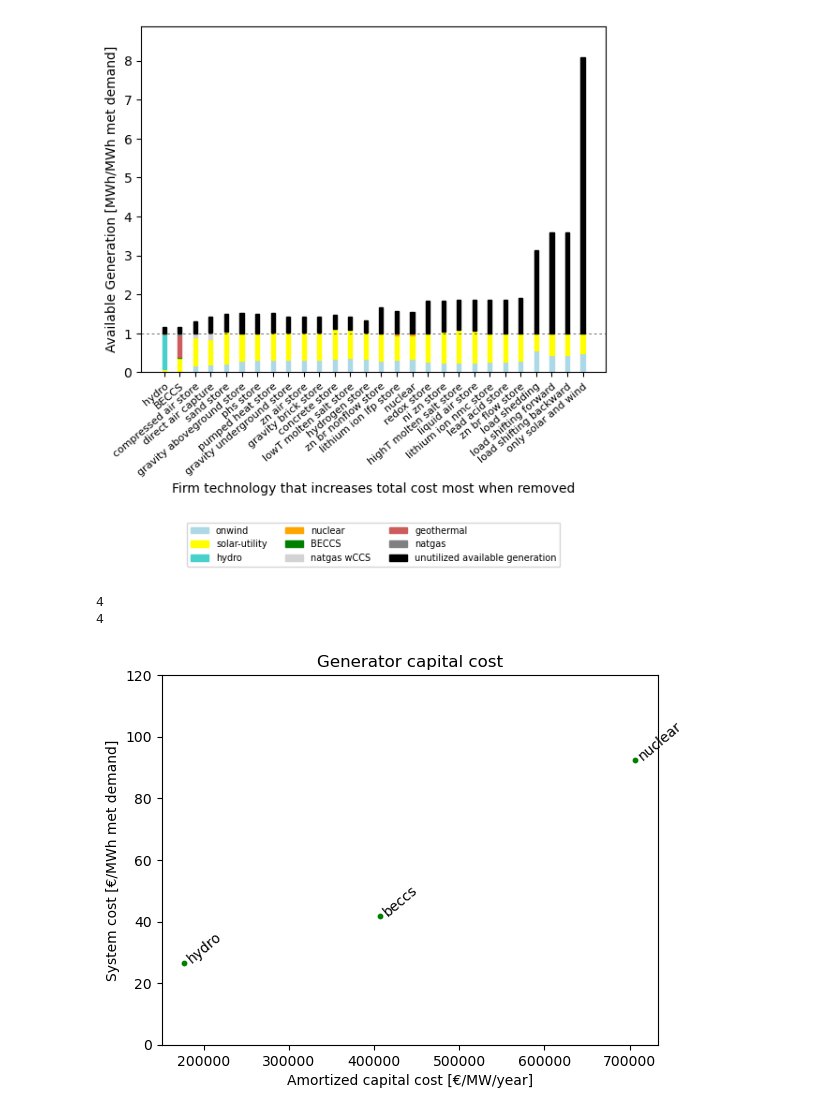
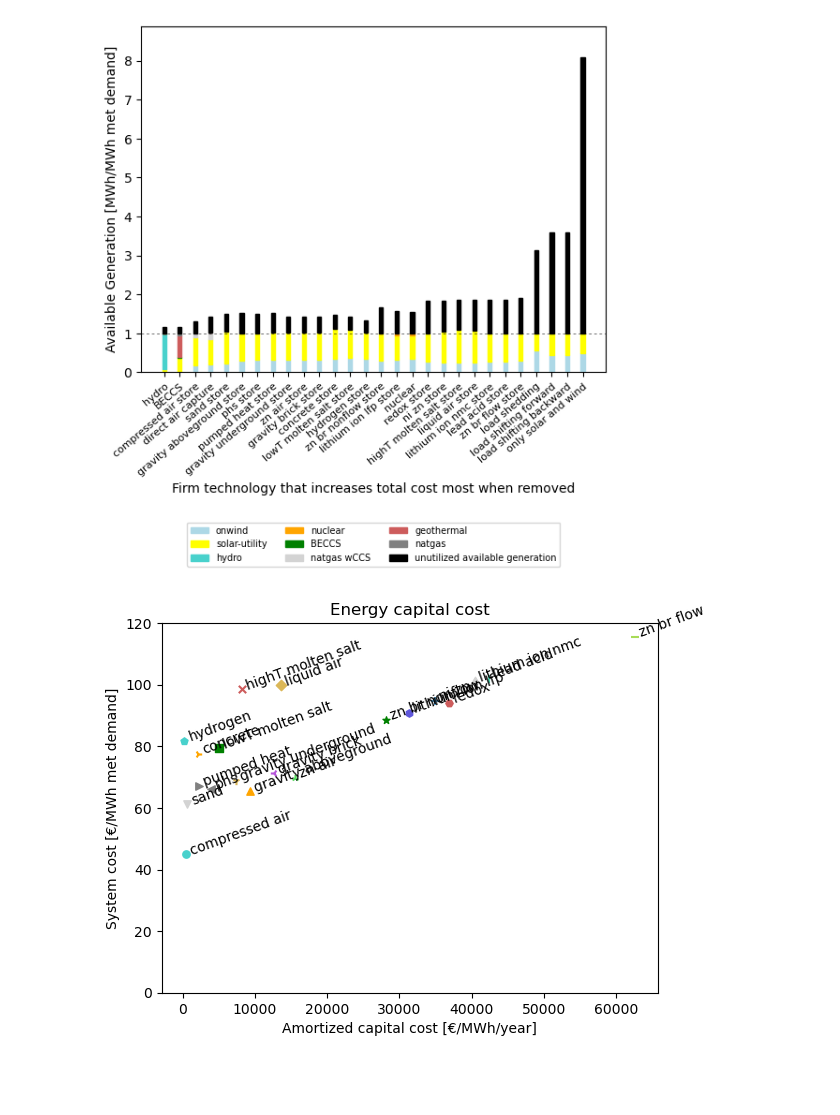
Before and after one commit to carnegie/clab_all_firm, a Jupyter notebook: plot_results.ipynb, the cells around one changed output. Cells and saved outputs as stored; diff of their text form; code cells hidden in the pictures; blank space fills up the shorter version.

Commit message:
Markers for cost plots

```diff
--- a/plot_results.ipynb
+++ b/plot_results.ipynb
@@ -6,10 +6,10 @@ from utils.read_results_helpers import *
 from utils.plotting_helpers import *
 # %%
 capital_costs = get_tech_costs('capital_cost')
-capital_costs = capital_costs[capital_costs['component'].isin(['Generator'])]
+capital_costs = capital_costs[capital_costs['component'].isin(['Store'])]
 
-# Only keep sand, concrete, hydrogen for links
-# capital_costs = capital_costs[capital_costs['carrier'].str.contains('sand|concrete|hydrogen|pumped_heat|compressed_air')]
+# Exclude beccs
+capital_costs = capital_costs[~capital_costs['carrier'].str.contains('beccs')]
 # %%
 def plot_results(files_sorted, poi_results, color_dict, poi, sorted_technologies, outfile_suffix = ''):
     """
@@ -196,22 +196,27 @@ if any(storage in poi_dict['normalized_cost']['tech_names'] for storage in drop_
         poi_dict['normalized_cost']['tech_names'].pop(storage_index)
         poi_dict['normalized_cost']['tech_costs'].pop(storage_index)
         poi_dict['normalized_cost']['sys_poi_values'].pop(storage_index)
+# %%
+marker_dict = {'compressed_air_store': 'o', 'sand_store': 'v', 'gravity_aboveground_store': '^', 'phs_store': '<', 'pumped_heat_store': '>', 'gravity_underground_store': '1', 'zn_air_store': '2', 'gravity_brick_store': '3', 'concrete_store': '4', 'lowT_molten_salt_store': 's', 'hydrogen_store': 'p', 'zn_br_nonflow_store': '*', 'lithium_ion_lfp_store': 'h', 'redox_store': 'H', 'ni_zn_store': '+', 'highT_molten_salt_store': 'x', 'liquid_air_store': 'D', 'lithium_ion_nmc_store': 'd', 'lead_acid_store': '|', 'zn_br_flow_store': '_'}
 # %%
 # Plot figure of tech_costs vs system_poi_values
 def cost_plot(poi_dict, plotting_var):
     fig, ax = plt.subplots()
 
     # Plot tech costs if in comps
-    colors = {'energy': 'black', 'power': 'blue', 'generator': 'green'}
+    colors = {'energy': 'black', 'power': 'blue', 'generator': 'black'}
 
-    ax.scatter(poi_dict['normalized_cost']['tech_costs'], poi_dict['normalized_cost']['sys_poi_values'],
-               color=colors[plotting_var], s=10)
     # Label with tech names
     for i, txt in enumerate(poi_dict['normalized_cost']['tech_names']):
         if txt == 'load shifting backward': continue
-        txt_formatted = txt.replace('_', ' ').replace('store', '').replace('forward','')
+        txt_formatted = txt.replace('_', ' ').replace(' store', '').replace('forward','')
         ax.annotate(txt_formatted, (poi_dict['normalized_cost']['tech_costs'][i]+300, poi_dict['normalized_cost']['sys_poi_values'][i]),
-                    fontsize=10, rotation=40)
+                    fontsize=10, rotation=20)
+        tech = txt.replace('_discharger', '').replace('_charger', '')
+        hatch, fill_color, hatch_color = get_hatching_color(tech, sorted_techs, color_dict)
+        marker = marker_dict[tech]
+        ax.scatter(poi_dict['normalized_cost']['tech_costs'][i], poi_dict['normalized_cost']['sys_poi_values'][i],
+               color=hatch_color, s=28, marker=marker)
     ax.set_xlabel('Amortized capital cost [€/MW{0}/year]'.format('h' if plotting_var == 'energy' else ''))
     ax.set_ylabel('System cost [€/MWh met demand]')
     ax.set_title('{0} capital cost'.format(plotting_var.capitalize()))
@@ -220,10 +225,6 @@ def cost_plot(poi_dict, plotting_var):
     plt.savefig('figures/cost_vs_sys_cost_{0}.png'.format(plotting_var), dpi=500, bbox_inches='tight')
 # %%
 # Plot cost vs system cost
-print(len(poi_dict['normalized_cost']['tech_names']))
-print(len(poi_dict['normalized_cost']['tech_costs']))
-cost_plot(poi_dict, 'generator')
+cost_plot(poi_dict, 'energy')
 # %% [output]
-4
-4
-[figure, old version]
+[figure, new version]
```
